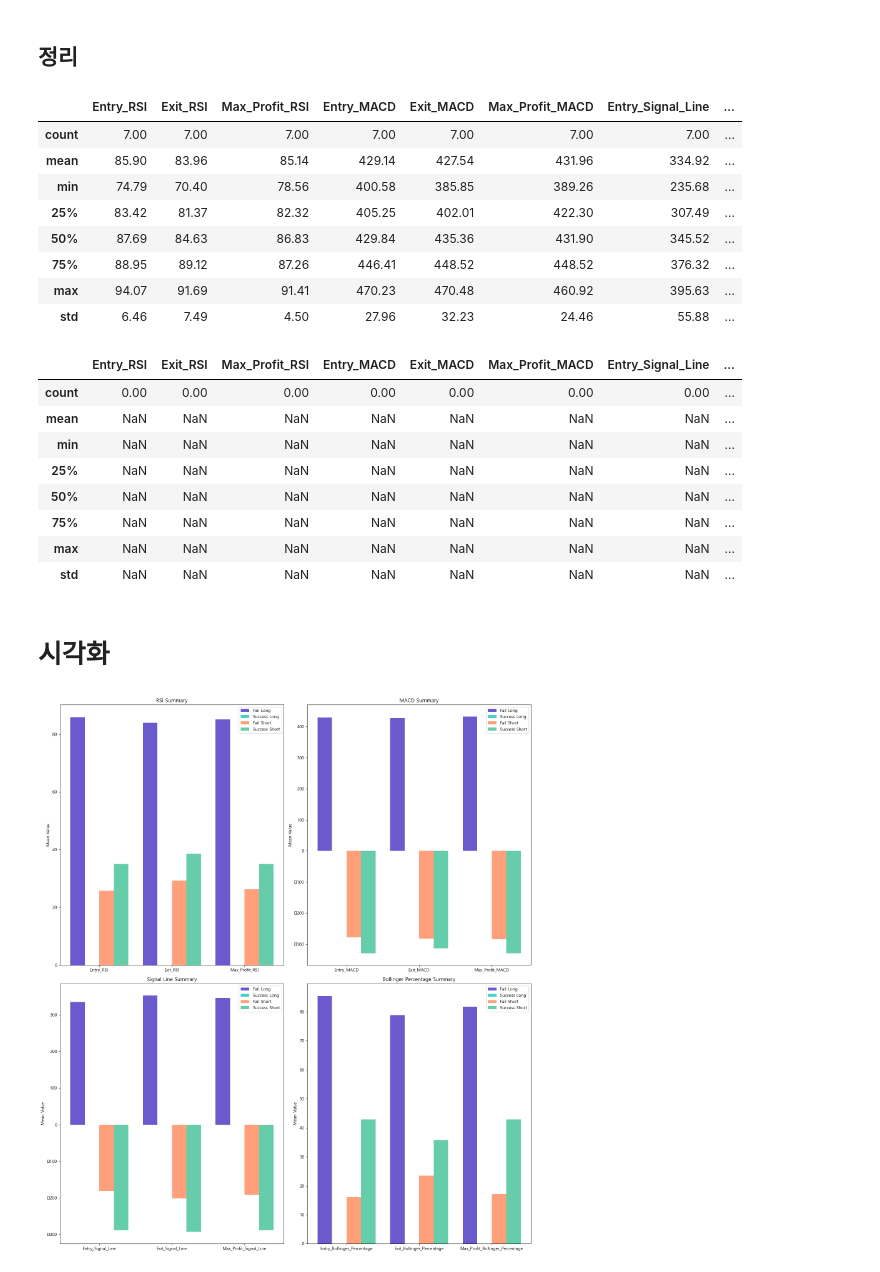
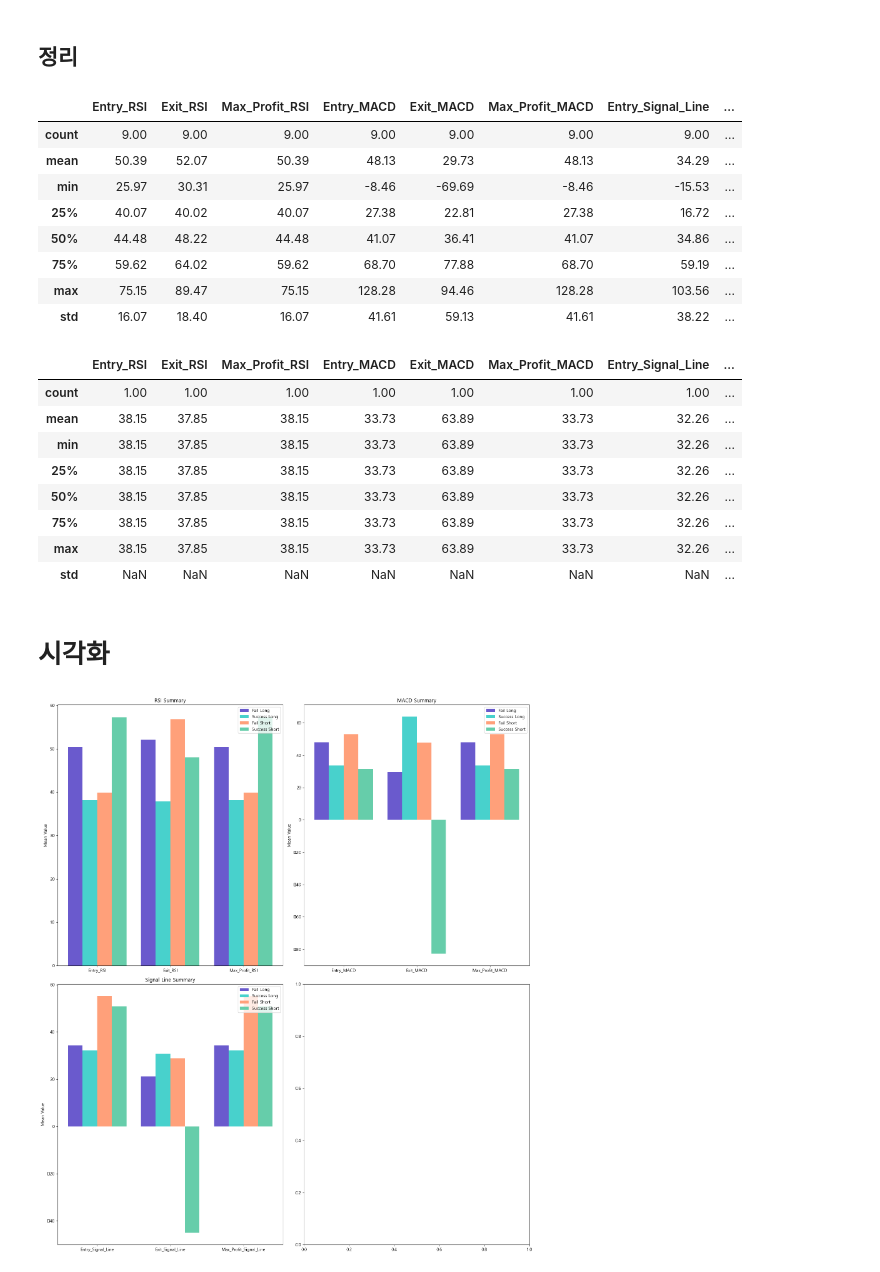
Before and after one commit to entangelk/bit_perp_trading_with_macd, a Jupyter notebook: docs/analysis/backtest.ipynb, the cells around one changed output. Saved outputs shown, nothing was run; the diff lists cells and outputs as text; code cells hidden in the pictures.

```diff
--- a/docs/analysis/backtest.ipynb
+++ b/docs/analysis/backtest.ipynb
@@ -57,5 +57,5 @@ else:
 # backtest = pd.read_csv("./data/Grouped_Backtest_Results_by_Indicator.csv")
 from backtest import back_testing
 # from backtest_1 import back_testing
-backtest = back_testing()
+backtest,line_data = back_testing()
 # %% [output]
@@ -164,25 +166,25 @@ backtest_long.query("Profit_Loss > 0")
 backtest_long.query("Profit_Loss < 0").describe()
 # %% [output]
 |  | Entry_RSI | Exit_RSI | Max_Profit_RSI | Entry_MACD | Exit_MACD | Max_Profit_MACD | Entry_Signal_Line | ... |
-| count | 7.00 | 7.00 | 7.00 | 7.00 | 7.00 | 7.00 | 7.00 | ... |
-| mean | 85.90 | 83.96 | 85.14 | 429.14 | 427.54 | 431.96 | 334.92 | ... |
-| min | 74.79 | 70.40 | 78.56 | 400.58 | 385.85 | 389.26 | 235.68 | ... |
-| 25% | 83.42 | 81.37 | 82.32 | 405.25 | 402.01 | 422.30 | 307.49 | ... |
-| 50% | 87.69 | 84.63 | 86.83 | 429.84 | 435.36 | 431.90 | 345.52 | ... |
-| 75% | 88.95 | 89.12 | 87.26 | 446.41 | 448.52 | 448.52 | 376.32 | ... |
-| max | 94.07 | 91.69 | 91.41 | 470.23 | 470.48 | 460.92 | 395.63 | ... |
-| std | 6.46 | 7.49 | 4.50 | 27.96 | 32.23 | 24.46 | 55.88 | ... |
+| count | 9.00 | 9.00 | 9.00 | 9.00 | 9.00 | 9.00 | 9.00 | ... |
+| mean | 50.39 | 52.07 | 50.39 | 48.13 | 29.73 | 48.13 | 34.29 | ... |
+| min | 25.97 | 30.31 | 25.97 | -8.46 | -69.69 | -8.46 | -15.53 | ... |
+| 25% | 40.07 | 40.02 | 40.07 | 27.38 | 22.81 | 27.38 | 16.72 | ... |
+| 50% | 44.48 | 48.22 | 44.48 | 41.07 | 36.41 | 41.07 | 34.86 | ... |
+| 75% | 59.62 | 64.02 | 59.62 | 68.70 | 77.88 | 68.70 | 59.19 | ... |
+| max | 75.15 | 89.47 | 75.15 | 128.28 | 94.46 | 128.28 | 103.56 | ... |
+| std | 16.07 | 18.40 | 16.07 | 41.61 | 59.13 | 41.61 | 38.22 | ... |
 # %%
 backtest_long.query("Profit_Loss > 0").describe()
 # %% [output]
 |  | Entry_RSI | Exit_RSI | Max_Profit_RSI | Entry_MACD | Exit_MACD | Max_Profit_MACD | Entry_Signal_Line | ... |
-| count | 0.00 | 0.00 | 0.00 | 0.00 | 0.00 | 0.00 | 0.00 | ... |
-| mean | NaN | NaN | NaN | NaN | NaN | NaN | NaN | ... |
-| min | NaN | NaN | NaN | NaN | NaN | NaN | NaN | ... |
-| 25% | NaN | NaN | NaN | NaN | NaN | NaN | NaN | ... |
-| 50% | NaN | NaN | NaN | NaN | NaN | NaN | NaN | ... |
-| 75% | NaN | NaN | NaN | NaN | NaN | NaN | NaN | ... |
-| max | NaN | NaN | NaN | NaN | NaN | NaN | NaN | ... |
+| count | 1.00 | 1.00 | 1.00 | 1.00 | 1.00 | 1.00 | 1.00 | ... |
+| mean | 38.15 | 37.85 | 38.15 | 33.73 | 63.89 | 33.73 | 32.26 | ... |
+| min | 38.15 | 37.85 | 38.15 | 33.73 | 63.89 | 33.73 | 32.26 | ... |
+| 25% | 38.15 | 37.85 | 38.15 | 33.73 | 63.89 | 33.73 | 32.26 | ... |
+| 50% | 38.15 | 37.85 | 38.15 | 33.73 | 63.89 | 33.73 | 32.26 | ... |
+| 75% | 38.15 | 37.85 | 38.15 | 33.73 | 63.89 | 33.73 | 32.26 | ... |
+| max | 38.15 | 37.85 | 38.15 | 33.73 | 63.89 | 33.73 | 32.26 | ... |
 | std | NaN | NaN | NaN | NaN | NaN | NaN | NaN | ... |
 # %% [markdown]
 # 시각화
@@ -228,44 +230,44 @@ axes[0, 0].legend(loc='upper right')
 # MACD 데이터 시각화
 x = np.arange(len(macd_columns))
 axes[0, 1].bar(x - bar_width*1.5, fail_long_desc.loc['mean', macd_columns], width=bar_width, color=colors[0], label='Fail Long')
 axes[0, 1].bar(x - bar_width*0.5, success_long_desc.loc['mean', macd_columns], width=bar_width, color=colors[1], label='Success Long')
 axes[0, 1].bar(x + bar_width*0.5, fail_short_desc.loc['mean', macd_columns], width=bar_width, color=colors[2], label='Fail Short')
 axes[0, 1].bar(x + bar_width*1.5, success_short_desc.loc['mean', macd_columns], width=bar_width, color=colors[3], label='Success Short')
 axes[0, 1].set_xticks(x)
 axes[0, 1].set_xticklabels(macd_columns)
 axes[0, 1].set_title("MACD Summary")
 axes[0, 1].set_ylabel("Mean Value")
 axes[0, 1].legend(loc='upper right')
 
 # Signal Line 데이터 시각화
 x = np.arange(len(signal_columns))
 axes[1, 0].bar(x - bar_width*1.5, fail_long_desc.loc['mean', signal_columns], width=bar_width, color=colors[0], label='Fail Long')
 axes[1, 0].bar(x - bar_width*0.5, success_long_desc.loc['mean', signal_columns], width=bar_width, color=colors[1], label='Success Long')
 axes[1, 0].bar(x + bar_width*0.5, fail_short_desc.loc['mean', signal_columns], width=bar_width, color=colors[2], label='Fail Short')
 axes[1, 0].bar(x + bar_width*1.5, success_short_desc.loc['mean', signal_columns], width=bar_width, color=colors[3], label='Success Short')
 axes[1, 0].set_xticks(x)
 axes[1, 0].set_xticklabels(signal_columns)
 axes[1, 0].set_title("Signal Line Summary")
 axes[1, 0].set_ylabel("Mean Value")
 axes[1, 0].legend(loc='upper right')
 
 # Bollinger Percentage 데이터 시각화
-x = np.arange(len(bollinger_columns))
-axes[1, 1].bar(x - bar_width*1.5, fail_long_desc.loc['mean', bollinger_columns], width=bar_width, color=colors[0], label='Fail Long')
-axes[1, 1].bar(x - bar_width*0.5, success_long_desc.loc['mean', bollinger_columns], width=bar_width, color=colors[1], label='Success Long')
-axes[1, 1].bar(x + bar_width*0.5, fail_short_desc.loc['mean', bollinger_columns], width=bar_width, color=colors[2], label='Fail Short')
-axes[1, 1].bar(x + bar_width*1.5, success_short_desc.loc['mean', bollinger_columns], width=bar_width, color=colors[3], label='Success Short')
-axes[1, 1].set_xticks(x)
-axes[1, 1].set_xticklabels(bollinger_columns)
-axes[1, 1].set_title("Bollinger Percentage Summary")
-axes[1, 1].set_ylabel("Mean Value")
-axes[1, 1].legend(loc='upper right')
+# x = np.arange(len(bollinger_columns))
+# axes[1, 1].bar(x - bar_width*1.5, fail_long_desc.loc['mean', bollinger_columns], width=bar_width, color=colors[0], label='Fail Long')
+# axes[1, 1].bar(x - bar_width*0.5, success_long_desc.loc['mean', bollinger_columns], width=bar_width, color=colors[1], label='Success Long')
+# axes[1, 1].bar(x + bar_width*0.5, fail_short_desc.loc['mean', bollinger_columns], width=bar_width, color=colors[2], label='Fail Short')
+# axes[1, 1].bar(x + bar_width*1.5, success_short_desc.loc['mean', bollinger_columns], width=bar_width, color=colors[3], label='Success Short')
+# axes[1, 1].set_xticks(x)
+# axes[1, 1].set_xticklabels(bollinger_columns)
+# axes[1, 1].set_title("Bollinger Percentage Summary")
+# axes[1, 1].set_ylabel("Mean Value")
+# axes[1, 1].legend(loc='upper right')
 
 # 레이아웃 조정
 plt.tight_layout()
 plt.show()
 # %% [output]
-[figure, old version]
+[figure, new version]
 # %%
 import matplotlib.pyplot as plt
 import seaborn as sns
```
Also changed, not shown: parts of 13 cells of this notebook, 2 other files.
